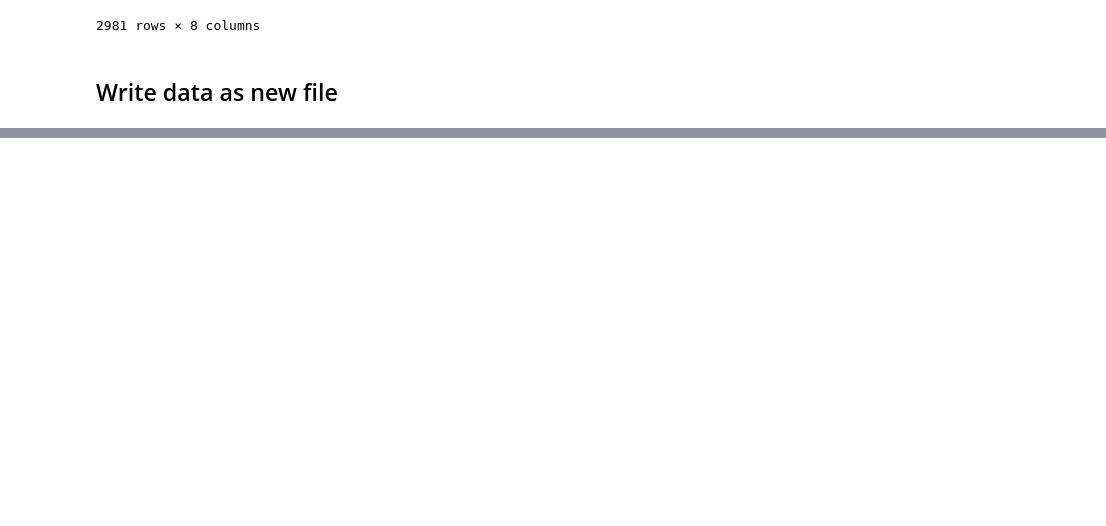
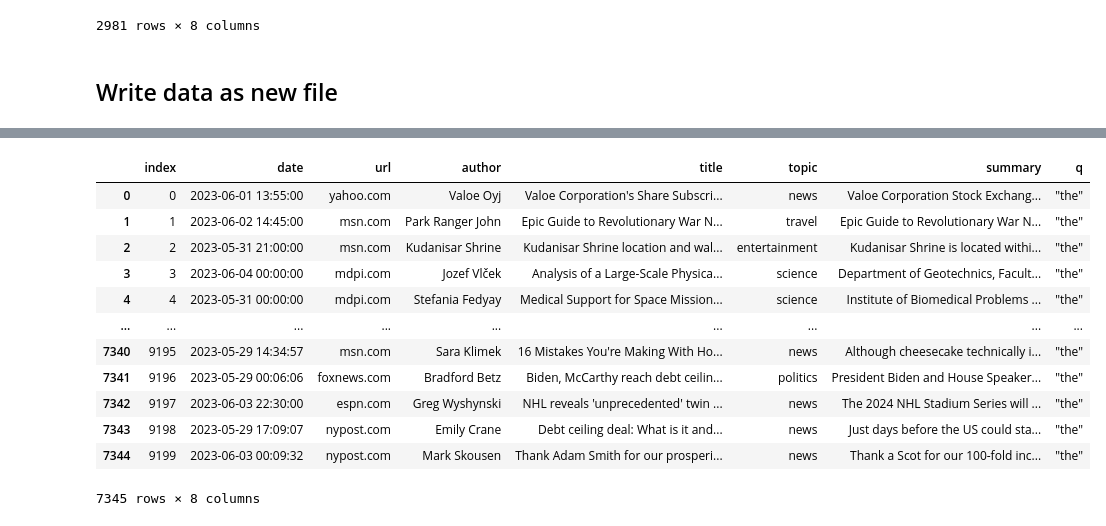
Before and after one commit to StenRSM/BAM-thesis, a Jupyter notebook: explore_news_data.ipynb, the cells around one changed output, grey strips where cells are left out. Cells and saved outputs as stored; diff of their text form; code cells hidden in the pictures; blank space fills up the shorter version.

Commit message:
Dowloaded full data

```diff
--- a/explore_news_data.ipynb
+++ b/explore_news_data.ipynb
@@ -112,0 +115,2 @@ df_election_unique.to_csv(r'C:\Users\Sten\Documents\EUR BAM\Thesis\data\news\ele
+# %%
+df_general = pd.read_csv(r'C:\Users\Sten\Documents\EUR BAM\Thesis\data\news\general2.csv')
@@ -112,0 +133,18 @@ df_election_unique.to_csv(r'C:\Users\Sten\Documents\EUR BAM\Thesis\data\news\ele
+# %%
+df_general_unique = df_general.drop_duplicates(subset="title", keep="first").drop_duplicates(subset='summary', keep='first').reset_index()
+# %%
+df_general_unique
+# %% [output]
+|  | index | date | url | author | title | topic | summary | q |
+| 0 | 0 | 2023-06-01 13:55:00 | yahoo.com | Valoe Oyj | Valoe Corporation's Share Subscri... | news | Valoe Corporation Stock Exchang... | "the" |
+| 1 | 1 | 2023-06-02 14:45:00 | msn.com | Park Ranger John | Epic Guide to Revolutionary War N... | travel | Epic Guide to Revolutionary War N... | "the" |
+| 2 | 2 | 2023-05-31 21:00:00 | msn.com | Kudanisar Shrine | Kudanisar Shrine location and wal... | entertainment | Kudanisar Shrine is located withi... | "the" |
+| 3 | 3 | 2023-06-04 00:00:00 | mdpi.com | Jozef Vlček | Analysis of a Large-Scale Physica... | science | Department of Geotechnics, Facult... | "the" |
+| 4 | 4 | 2023-05-31 00:00:00 | mdpi.com | Stefania Fedyay | Medical Support for Space Mission... | science | Institute of Biomedical Problems ... | "the" |
+| ... | ... | ... | ... | ... | ... | ... | ... | ... |
+| 7340 | 9195 | 2023-05-29 14:34:57 | msn.com | Sara Klimek | 16 Mistakes You're Making With Ho... | news | Although cheesecake technically i... | "the" |
+| 7341 | 9196 | 2023-05-29 00:06:06 | foxnews.com | Bradford Betz | Biden, McCarthy reach debt ceilin... | politics | President Biden and House Speaker... | "the" |
+| 7342 | 9197 | 2023-06-03 22:30:00 | espn.com | Greg Wyshynski | NHL reveals 'unprecedented' twin ... | news | The 2024 NHL Stadium Series will ... | "the" |
+| 7343 | 9198 | 2023-05-29 17:09:07 | nypost.com | Emily Crane | Debt ceiling deal: What is it and... | news | Just days before the US could sta... | "the" |
+| 7344 | 9199 | 2023-06-03 00:09:32 | nypost.com | Mark Skousen | Thank Adam Smith for our prosperi... | news | Thank a Scot for our 100-fold inc... | "the" |
+7345 rows × 8 columns
```
Also changed, not shown: parts of 4 cells of this notebook, 4 other files.
